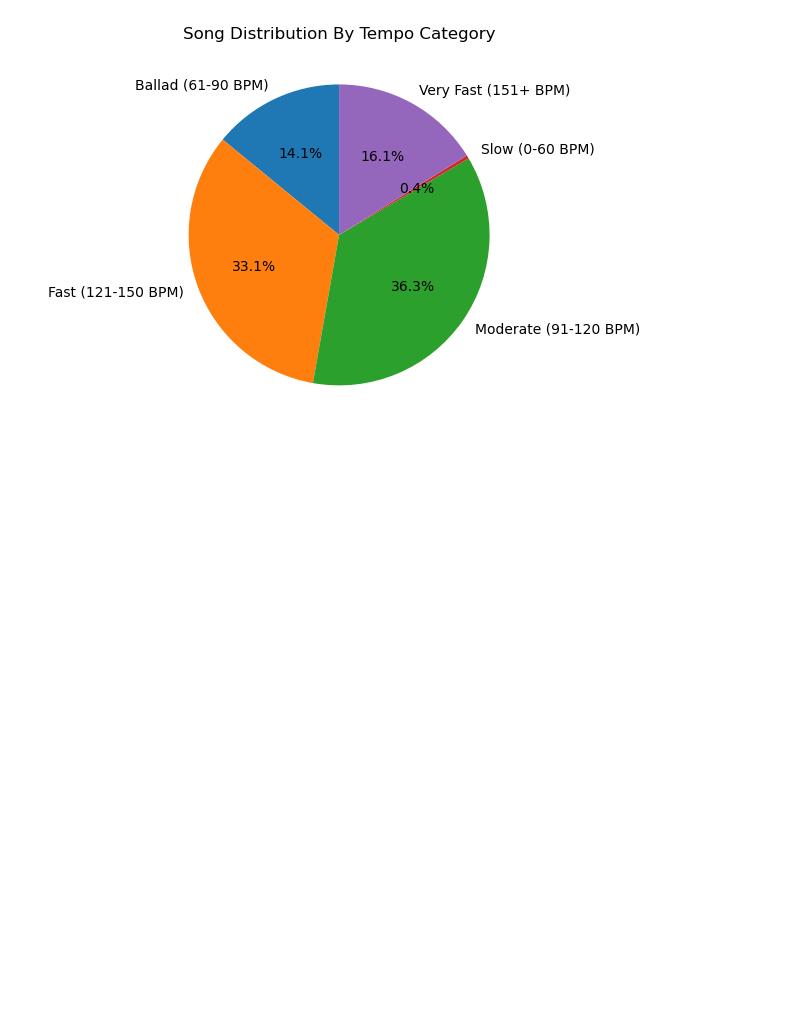
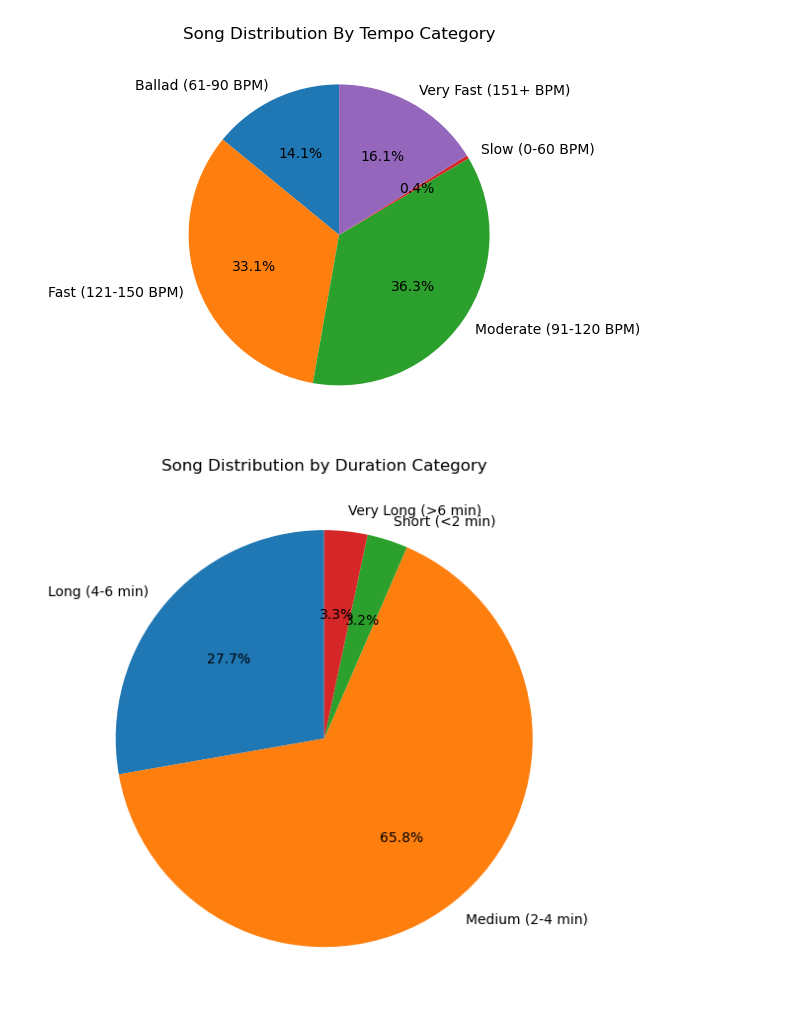
Before and after one commit to FlazeFy2/DS_Spotify-YouTube-Data, a Jupyter notebook: exploratory data analysis-pie.ipynb, the cells around one changed output. Drawn from its saved outputs; the diff is of its cells as text; code cells hidden in the pictures; blank space fills up the shorter version.

Commit message:
[DS] Exploratory Data Analysis (EDA) - Pie Chart Song Distribution By Duration Category

```diff
--- a/exploratory data analysis-pie.ipynb
+++ b/exploratory data analysis-pie.ipynb
@@ -61,3 +61,38 @@ plt.tight_layout()
 plt.show()
 # %% [output]
 [figure]
+# %%
+import pandas as pd
+import matplotlib.pyplot as plt
+
+# Dataset
+# Exploratory Data Analysis (EDA) - Pie Chart Song Distribution By Duration Category
+df = pd.read_csv("Spotify Youtube Dataset.csv")
+
+df["Duration_min"] = df["Duration_ms"] / 60000
+
+# Categorize by duration
+def categorize_duration(mins):
+    if mins < 2:
+        return "Short (<2 min)"
+    elif mins <= 4:
+        return "Medium (2-4 min)"
+    elif mins <= 6:
+        return "Long (4-6 min)"
+    else:
+        return "Very Long (>6 min)"
+
+df["Duration Category"] = df["Duration_min"].apply(categorize_duration)
+
+# Count per category
+duration_counts = df["Duration Category"].value_counts().sort_index()
+
+# Pie chart
+plt.figure(figsize=(6, 6))
+duration_counts.plot.pie(autopct='%1.1f%%', startangle=90)
+plt.title("Song Distribution by Duration Category")
+plt.ylabel("")
+plt.tight_layout()
+plt.show()
+# %% [output]
+[figure, added]
```
